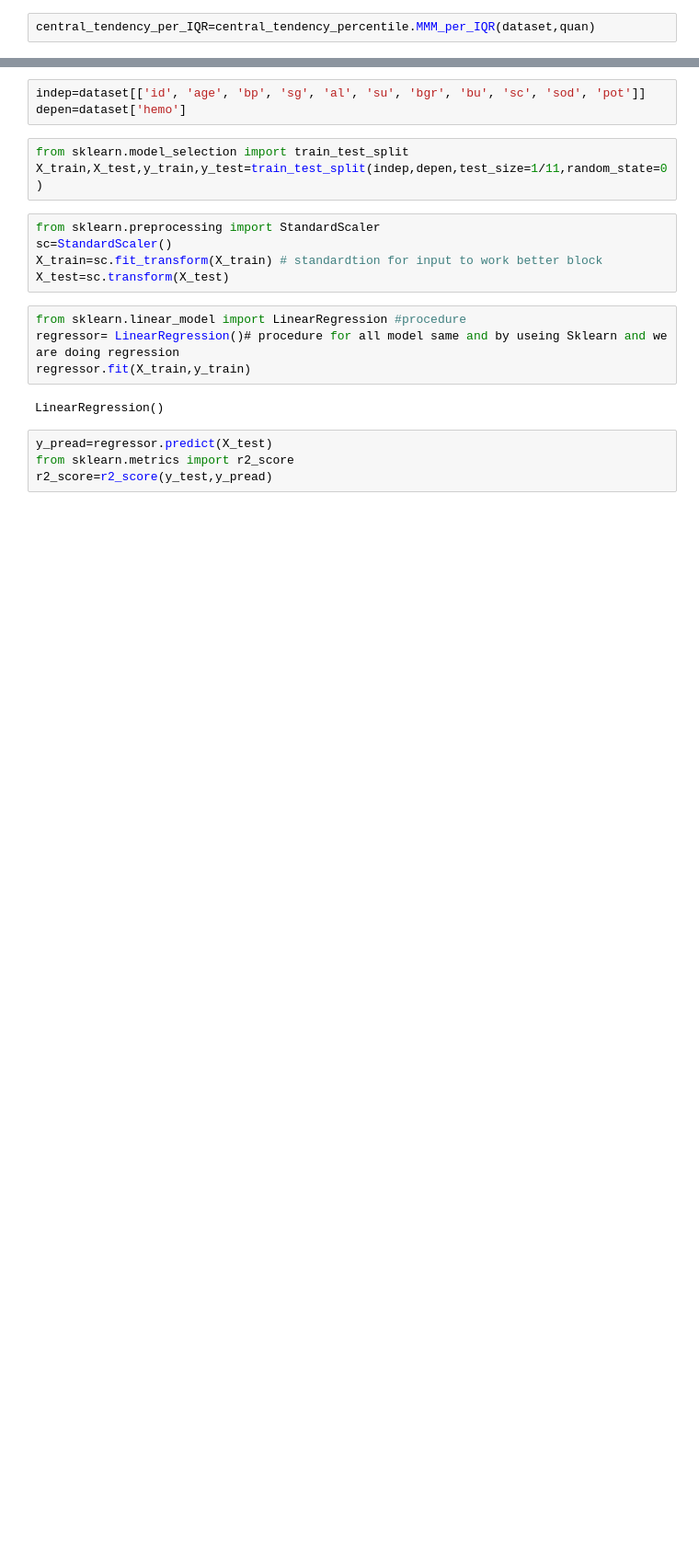
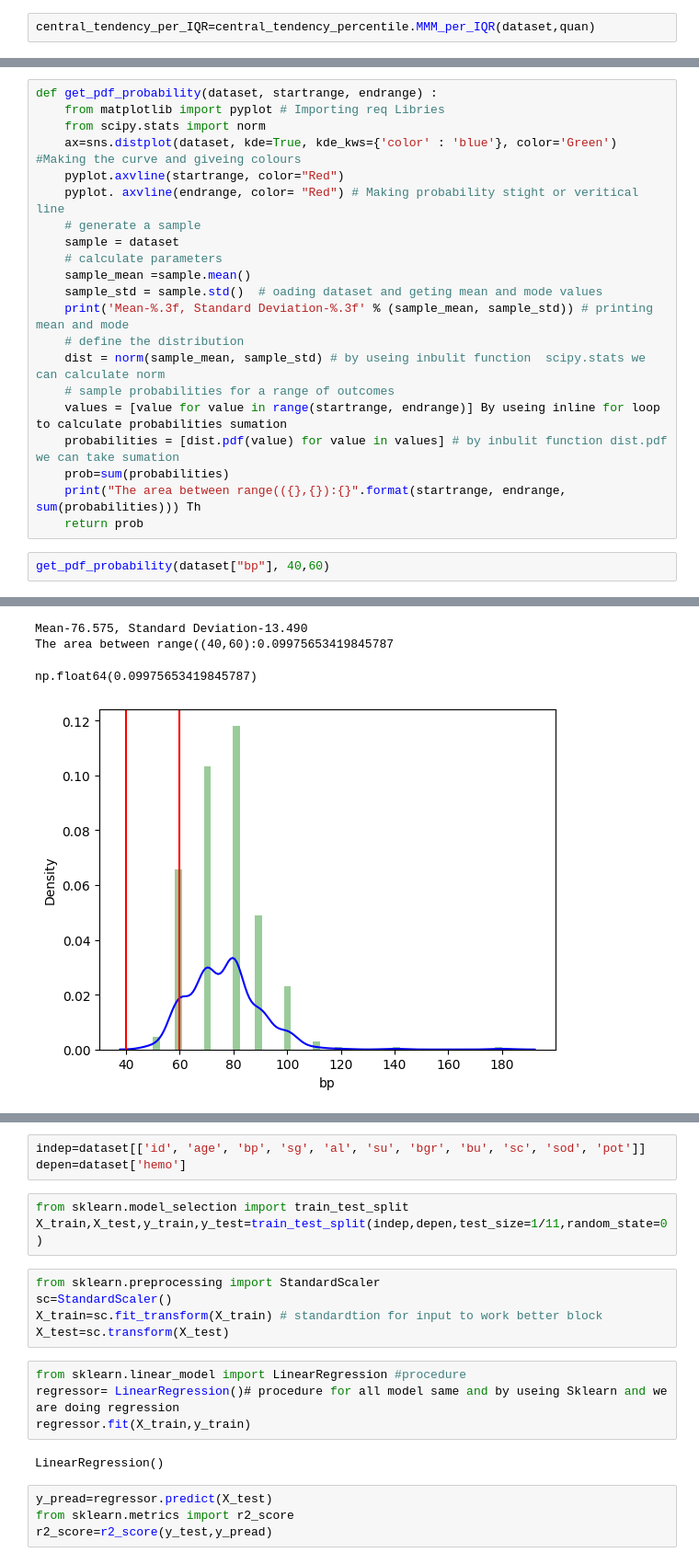
Before and after one commit to Muthumk123/DataScience-Week-5, a Jupyter notebook: Data_preprocessing_assessment.ipynb, the cells around one changed output, grey strips where cells are left out. Shown at 92% size. Drawn from its saved outputs; the diff is of its cells as text; blank space fills up the shorter version.

```diff
--- a/Data_preprocessing_assessment.ipynb
+++ b/Data_preprocessing_assessment.ipynb
@@ -212,0 +157,24 @@ Index(['id', 'age', 'bp', 'sg', 'al', 'su', 'bgr', 'bu', 'sc', 'sod', 'pot',
+# %%
+def get_pdf_probability(dataset, startrange, endrange) :
+    from matplotlib import pyplot # Importing req Libries
+    from scipy.stats import norm
+    ax=sns.distplot(dataset, kde=True, kde_kws={'color' : 'blue'}, color='Green')  #Making the curve and giveing colours
+    pyplot.axvline(startrange, color="Red")
+    pyplot. axvline(endrange, color= "Red") # Making probability stight or veritical line
+    # generate a sample
+    sample = dataset
+    # calculate parameters
+    sample_mean =sample.mean()
+    sample_std = sample.std()  # oading dataset and geting mean and mode values
+    print('Mean-%.3f, Standard Deviation-%.3f' % (sample_mean, sample_std)) # printing mean and mode
+    # define the distribution
+    dist = norm(sample_mean, sample_std) # by useing inbulit function  scipy.stats we can calculate norm
+    # sample probabilities for a range of outcomes
+    values = [value for value in range(startrange, endrange)] By useing inline for loop to calculate probabilities sumation
+    probabilities = [dist.pdf(value) for value in values] # by inbulit function dist.pdf we can take sumation
+    prob=sum(probabilities)
+    print("The area between range(({},{}):{}".format(startrange, endrange, sum(probabilities))) Th
+    return prob
+# %%
+get_pdf_probability(dataset["bp"], 40,60)
+# %% [output]
@@ -212,0 +190,4 @@ Index(['id', 'age', 'bp', 'sg', 'al', 'su', 'bgr', 'bu', 'sc', 'sod', 'pot',
+Mean-76.575, Standard Deviation-13.490
+The area between range((40,60):0.09975653419845787
+np.float64(0.09975653419845787)
+[figure, added]
```
Also changed, not shown: parts of 26 cells of this notebook.
